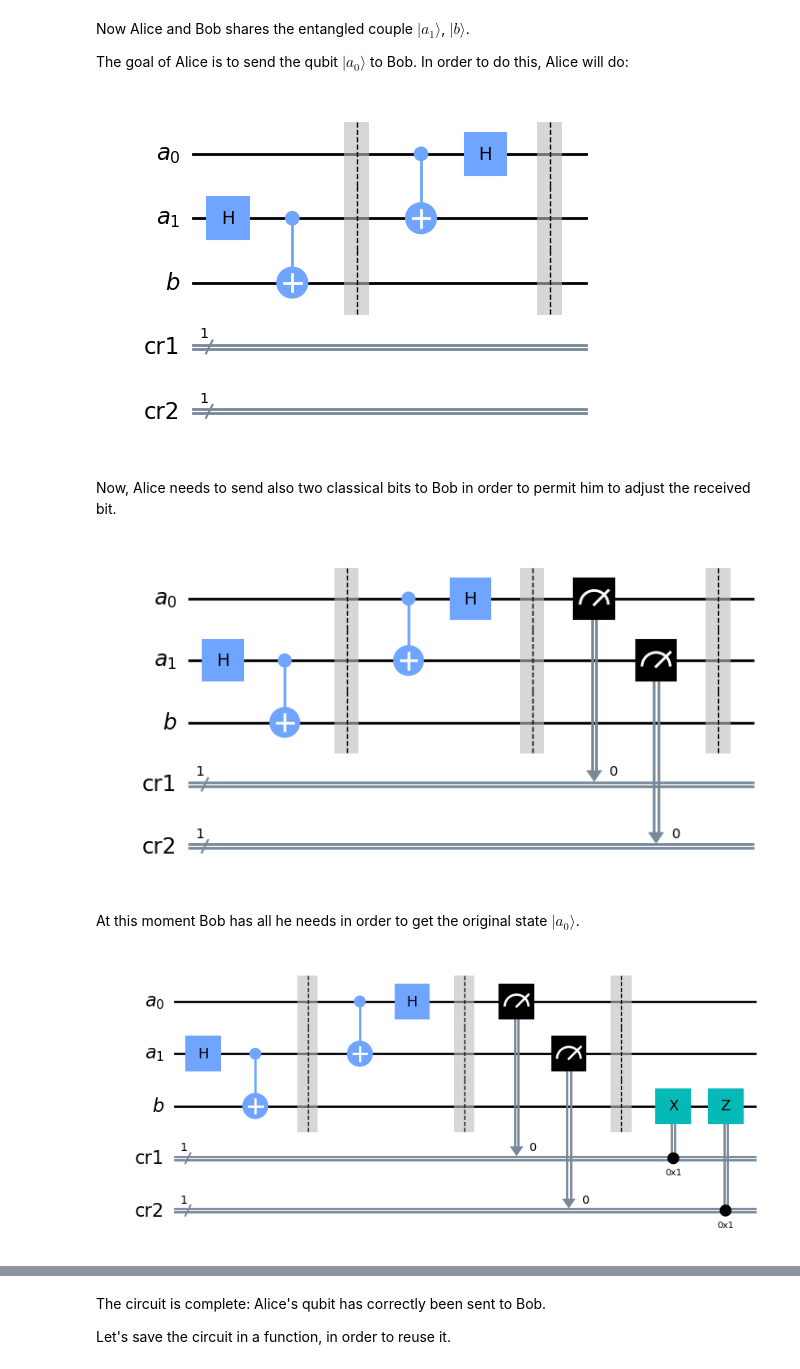
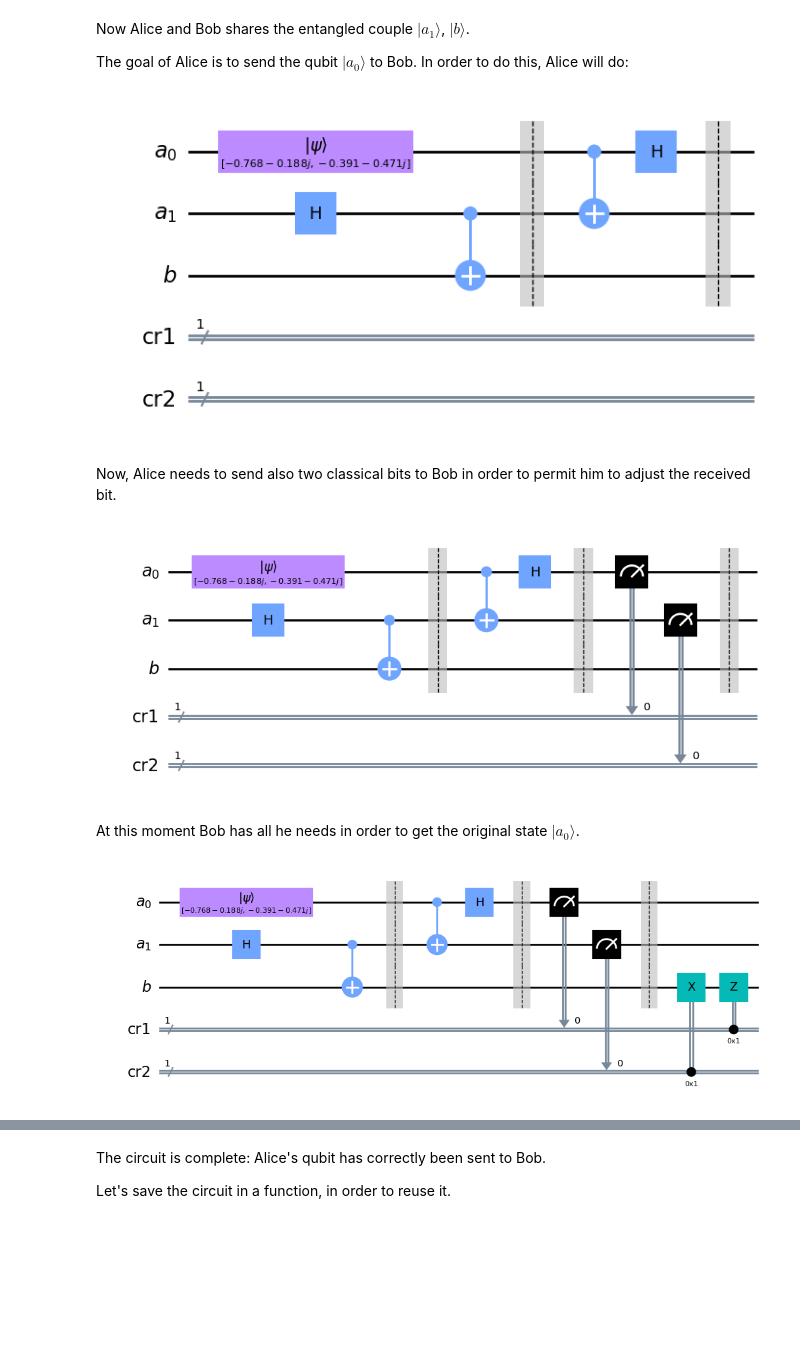
Before and after one commit to Grufoony/Physics_Unibo, a Jupyter notebook: src/Quantum_Computing/teleportation.ipynb, the cells around one changed output, grey strips where cells are left out. Drawn from its saved outputs; the diff is of its cells as text; code cells hidden in the pictures; blank space fills up the shorter version.

```diff
--- a/src/Quantum_Computing/teleportation.ipynb
+++ b/src/Quantum_Computing/teleportation.ipynb
@@ -28,0 +49,4 @@ def bellPair(qc, a, b):
+# %%
+from qiskit.extensions import Initialize
+
+teleportation_circuit.append(Initialize(psi), [0])
@@ -43,7 +69,7 @@ teleportation_circuit.h(0)
 teleportation_circuit.barrier()
 teleportation_circuit.draw(output='mpl')
 # %% [output]
-[figure, old version]
+[figure, new version]
 # %% [markdown]
 Now, Alice needs to send also two classical bits to Bob in order to permit him to adjust the received bit.
 # %%
@@ -52,12 +78,12 @@ teleportation_circuit.measure(1,1)
 teleportation_circuit.barrier()
 teleportation_circuit.draw(output='mpl')
 # %% [output]
-[figure, old version]
+[figure, new version]
 # %% [markdown]
 At this moment Bob has all he needs in order to get the original state $|a_0 \rangle$.
 # %%
-teleportation_circuit.x(2).c_if(cr1, 1)
-teleportation_circuit.z(2).c_if(cr2, 1)
+teleportation_circuit.x(2).c_if(cr2, 1)
+teleportation_circuit.z(2).c_if(cr1, 1)
 teleportation_circuit.draw(output='mpl')
 # %% [output]
-[figure, old version]
+[figure, new version]
```
Also changed, not shown: parts of 9 cells of this notebook.
